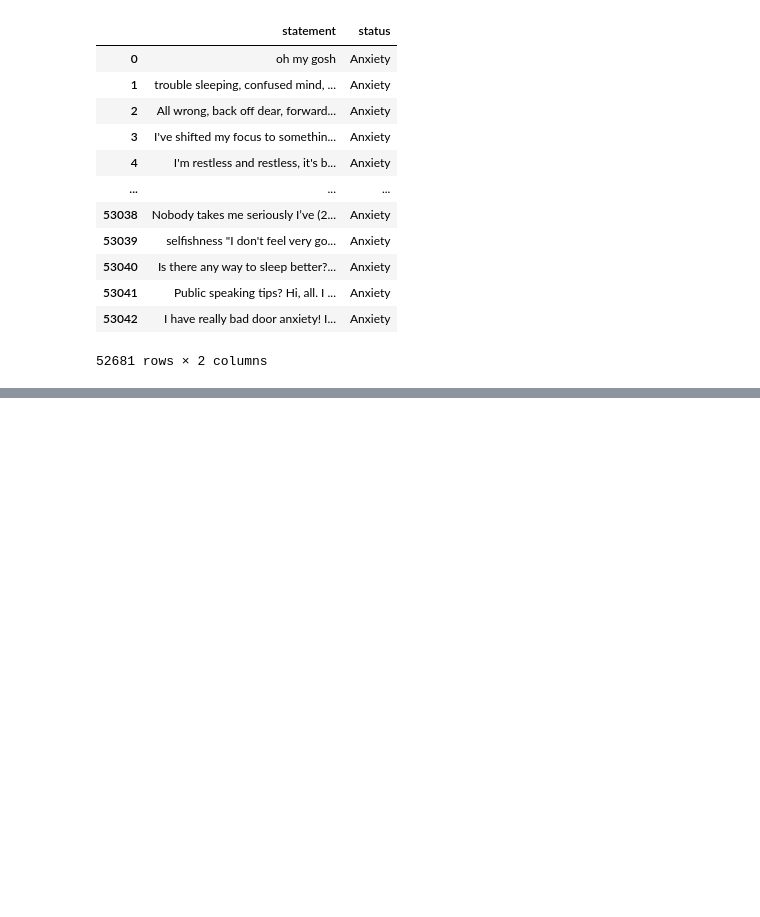
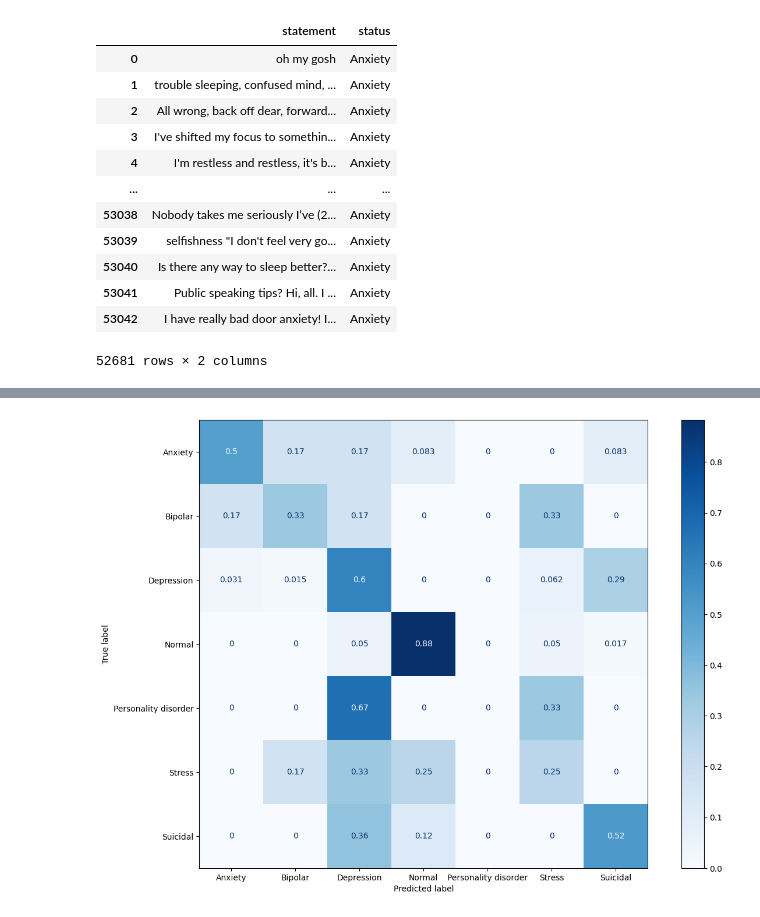
Before and after one commit to leoscarlato/aps-nlp, a Jupyter notebook: main.ipynb, the cells around one changed output, grey strips where cells are left out. Saved outputs shown, nothing was run; the diff lists cells and outputs as text; code cells hidden in the pictures; blank space fills up the shorter version.

```diff
--- a/main.ipynb
+++ b/main.ipynb
@@ -38,0 +102,19 @@ None of PyTorch, TensorFlow >= 2.0, or Flax have been found. Models won't be ava
+# %%
+import numpy as np
+from tqdm import tqdm
+
+model_bert = BertModel.from_pretrained('bert-base-uncased')
+tokenizer = BertTokenizer.from_pretrained('bert-base-uncased')
+
+def get_embeddings(text, model, tokenizer):
+    # Tokenize the input text
+    inputs = tokenizer(text, return_tensors='pt', padding=True, truncation=True, max_length=512)
+    outputs = model(**inputs)
+    cls_embedding = outputs.last_hidden_state[0, 0, :]
+    return cls_embedding
+
+embeddings = []
+for i in tqdm(range(len(df_1000['statement']))):
+    e = get_embeddings(df_1000['statement'].iloc[i], model_bert, tokenizer)
+    embeddings.append(e.detach().numpy())
+embeddings = np.array(embeddings)
@@ -38,0 +130,13 @@ None of PyTorch, TensorFlow >= 2.0, or Flax have been found. Models won't be ava
+# %%
+from sklearn.metrics import confusion_matrix, ConfusionMatrixDisplay
+import matplotlib.pyplot as plt
+
+c = confusion_matrix(y_test, y_pred, normalize='true')
+
+fig, ax = plt.subplots(figsize=(15,10))
+disp = ConfusionMatrixDisplay(c, display_labels=clf_bert.classes_)
+disp.plot(ax=ax, cmap='Blues')
+
+plt.show()
+# %% [output]
+[figure, added]
```
Also changed, not shown: parts of 23 cells of this notebook.
